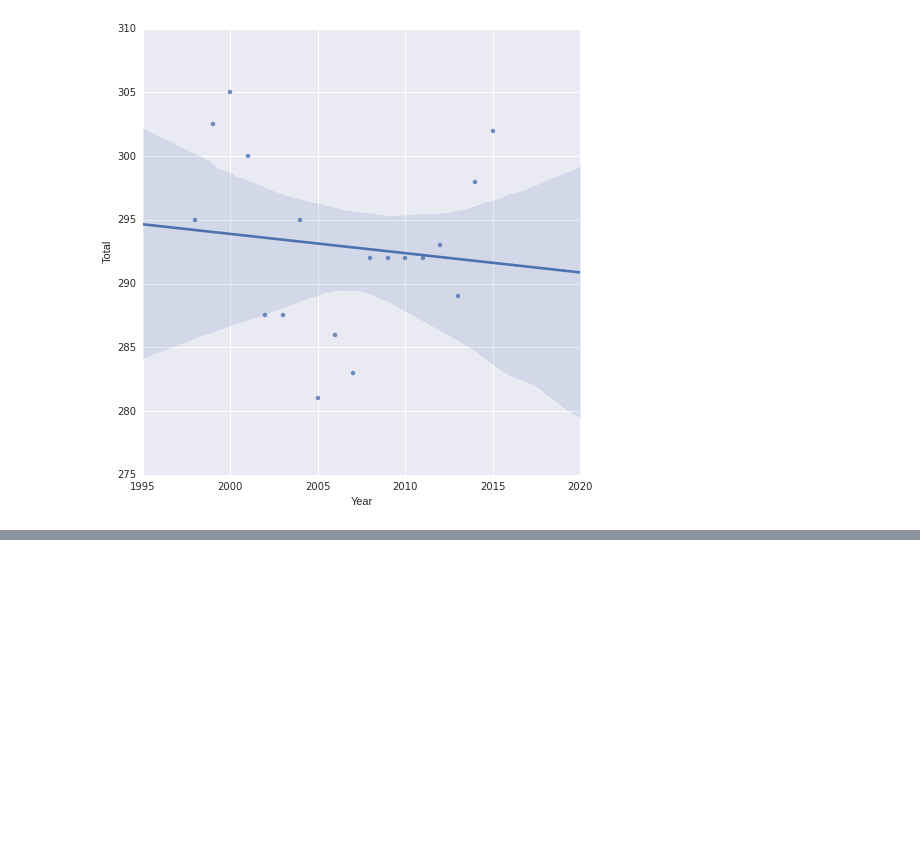
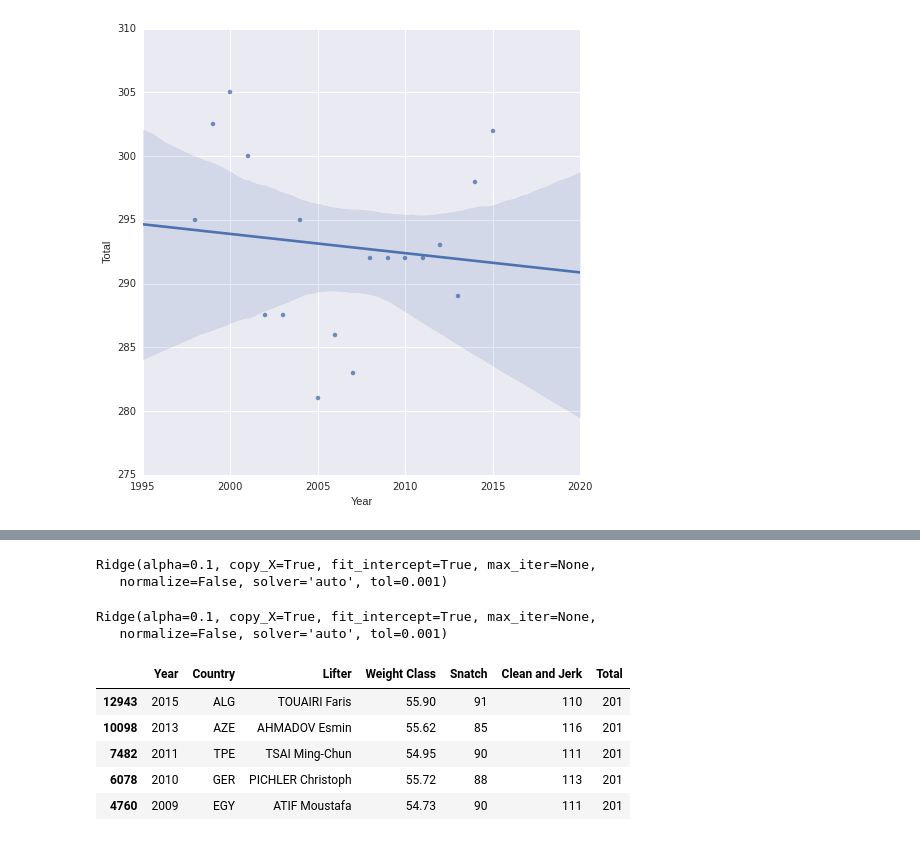
Before and after one commit to nelabdiel/worldrecordsweightlifting, a Jupyter notebook: WorldRecordsOverTime.ipynb, the cells around one changed output, grey strips where cells are left out. Saved outputs shown, nothing was run; the diff lists cells and outputs as text; code cells hidden in the pictures; blank space fills up the shorter version.

```diff
--- a/WorldRecordsOverTime.ipynb
+++ b/WorldRecordsOverTime.ipynb
@@ -639,0 +561,2 @@ TWOM
+# %%
+WWW = recents[(recents['Year']>1997) & (recents['Total']> 200)& (recents['Weight']<=56) & (recents['Weight']>52) ]
@@ -639,0 +571,5 @@ TWOM
+# %%
+clf.fit(X,y)
+# %% [output]
+Ridge(alpha=0.1, copy_X=True, fit_intercept=True, max_iter=None,
+   normalize=False, solver='auto', tol=0.001)
@@ -639,0 +580,5 @@ TWOM
+# %%
+clf.fit(X_train, y_train)
+# %% [output]
+Ridge(alpha=0.1, copy_X=True, fit_intercept=True, max_iter=None,
+   normalize=False, solver='auto', tol=0.001)
@@ -639,0 +587,9 @@ TWOM
+# %%
+WWW.sort('Total', ascending=True).head()
+# %% [output]
+|  | Year | Country | Lifter | Weight Class | Snatch | Clean and Jerk | Total |
+| 12943 | 2015 | ALG | TOUAIRI Faris | 55.90 | 91 | 110 | 201 |
+| 10098 | 2013 | AZE | AHMADOV Esmin | 55.62 | 85 | 116 | 201 |
+| 7482 | 2011 | TPE | TSAI Ming-Chun | 54.95 | 90 | 111 | 201 |
+| 6078 | 2010 | GER | PICHLER Christoph | 55.72 | 88 | 113 | 201 |
+| 4760 | 2009 | EGY | ATIF Moustafa | 54.73 | 90 | 111 | 201 |
```
Also changed, not shown: parts of 28 cells of this notebook, 7 other files.
